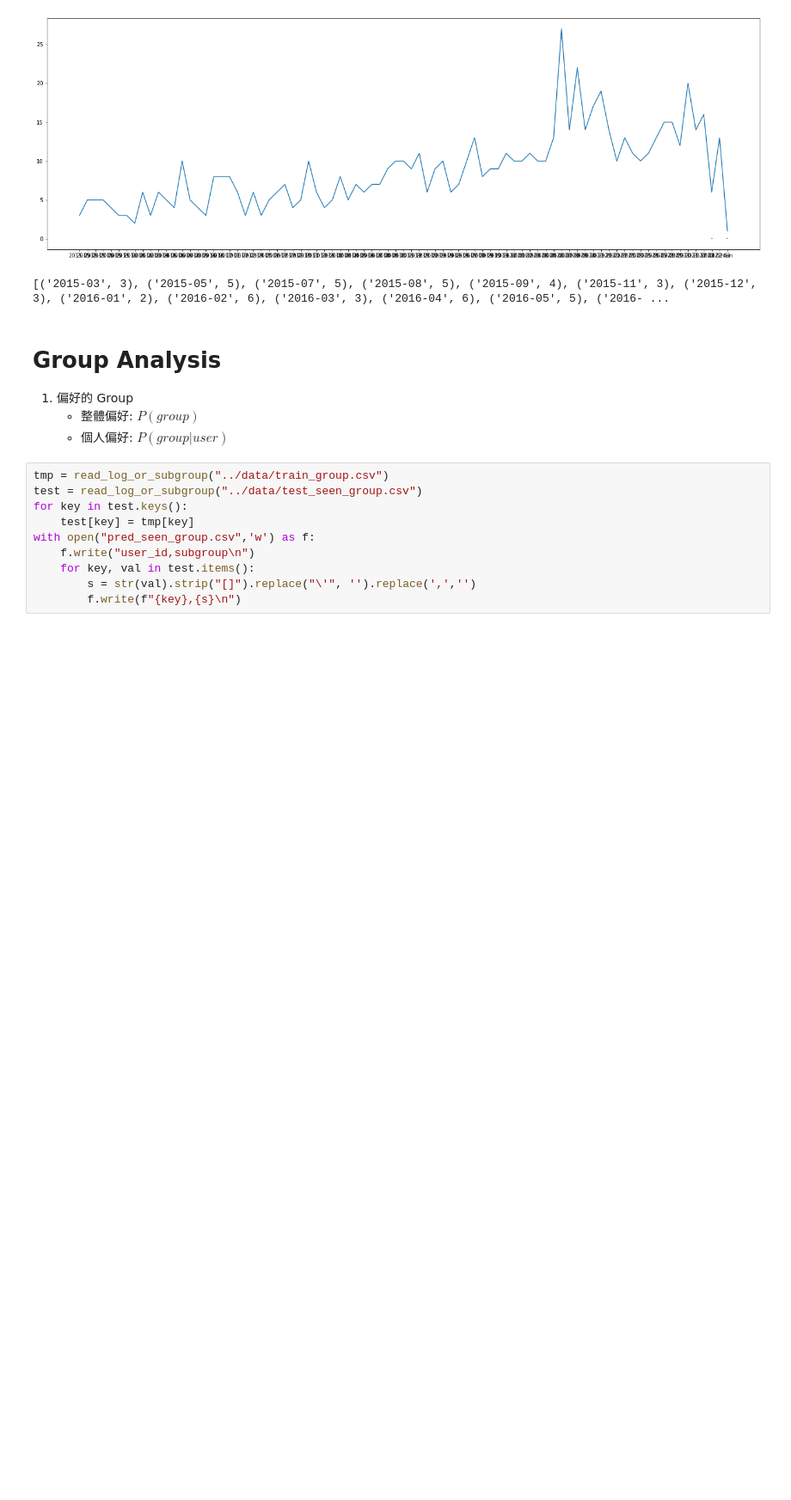
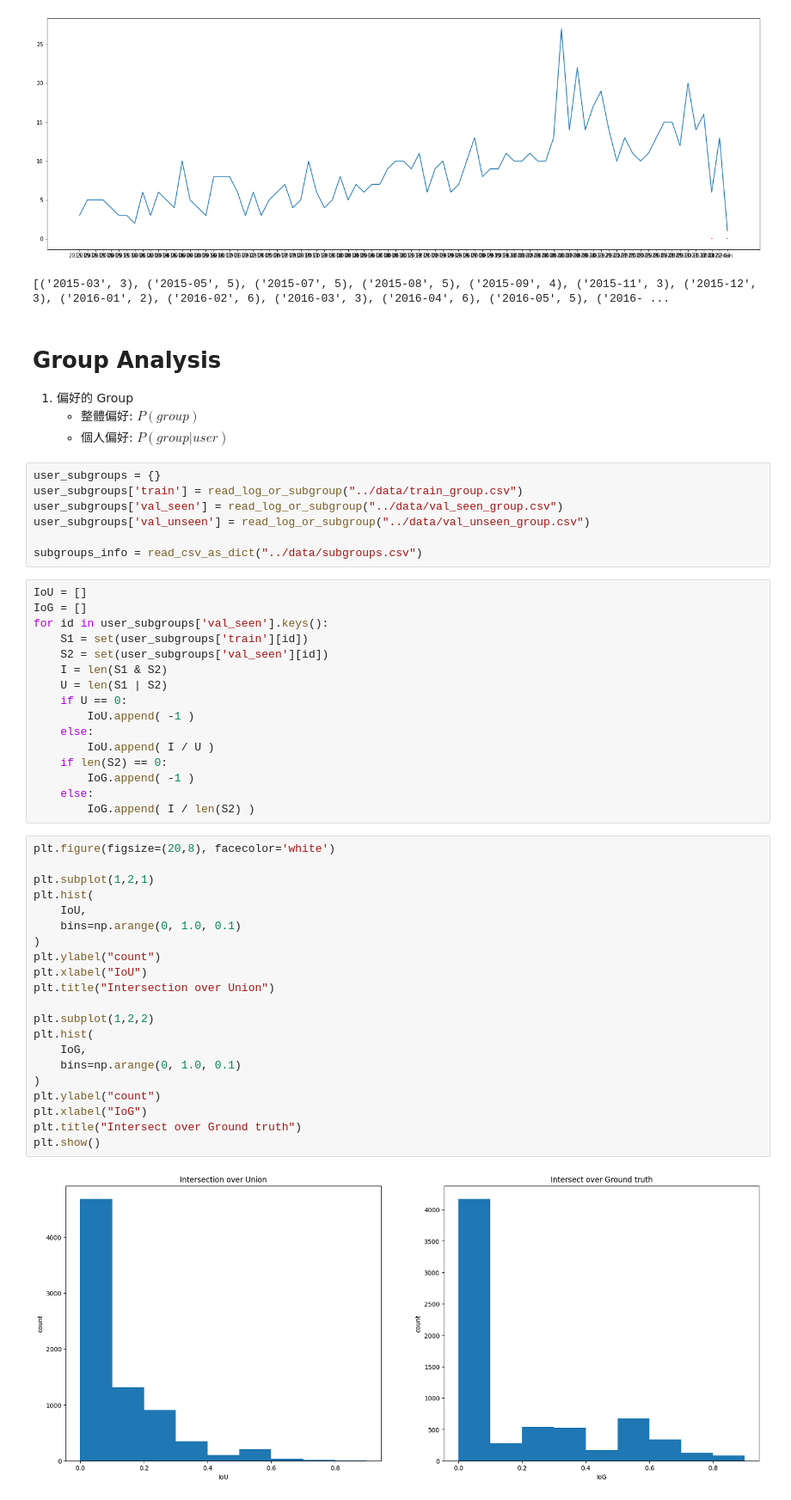
Before and after one commit to hsuck/ADL22-final-project, a Jupyter notebook: notebook/course_analysis.ipynb, the cells around one changed output. Shown: that part at 86% size. Cells and saved outputs as stored; diff of their text form; blank space fills up the shorter version.

Commit message:
[Analysis] IoU / IoG for subgroups

```diff
--- a/notebook/course_analysis.ipynb
+++ b/notebook/course_analysis.ipynb
@@ -378,13 +385,49 @@ print(time)
 1. 偏好的 Group
     + 整體偏好: $P(group)$
     + 個人偏好: $P(group | user)$
-# %%
-tmp = read_log_or_subgroup("../data/train_group.csv")
-test = read_log_or_subgroup("../data/test_seen_group.csv")
-for key in test.keys():
-    test[key] = tmp[key]
-with open("pred_seen_group.csv",'w') as f:
-    f.write("user_id,subgroup\n")
-    for key, val in test.items():
-        s = str(val).strip("[]").replace("\'", '').replace(',','')
-        f.write(f"{key},{s}\n")
+# %%
+user_subgroups = {}
+user_subgroups['train'] = read_log_or_subgroup("../data/train_group.csv")
+user_subgroups['val_seen'] = read_log_or_subgroup("../data/val_seen_group.csv")
+user_subgroups['val_unseen'] = read_log_or_subgroup("../data/val_unseen_group.csv")
+
+subgroups_info = read_csv_as_dict("../data/subgroups.csv")
+# %%
+IoU = []
+IoG = []
+for id in user_subgroups['val_seen'].keys():
+    S1 = set(user_subgroups['train'][id])
+    S2 = set(user_subgroups['val_seen'][id])
+    I = len(S1 & S2)
+    U = len(S1 | S2)
+    if U == 0:
+        IoU.append( -1 )
+    else:
+        IoU.append( I / U )
+    if len(S2) == 0:
+        IoG.append( -1 )
+    else:
+        IoG.append( I / len(S2) )
+# %%
+plt.figure(figsize=(20,8), facecolor='white')
+
+plt.subplot(1,2,1)
+plt.hist(
+    IoU,
+    bins=np.arange(0, 1.0, 0.1)
+)
+plt.ylabel("count")
+plt.xlabel("IoU")
+plt.title("Intersection over Union")
+
+plt.subplot(1,2,2)
+plt.hist(
+    IoG,
+    bins=np.arange(0, 1.0, 0.1)
+)
+plt.ylabel("count")
+plt.xlabel("IoG")
+plt.title("Intersect over Ground truth")
+plt.show()
+# %% [output]
+[figure, added]
```
Also changed, not shown: parts of 2 cells of this notebook.
